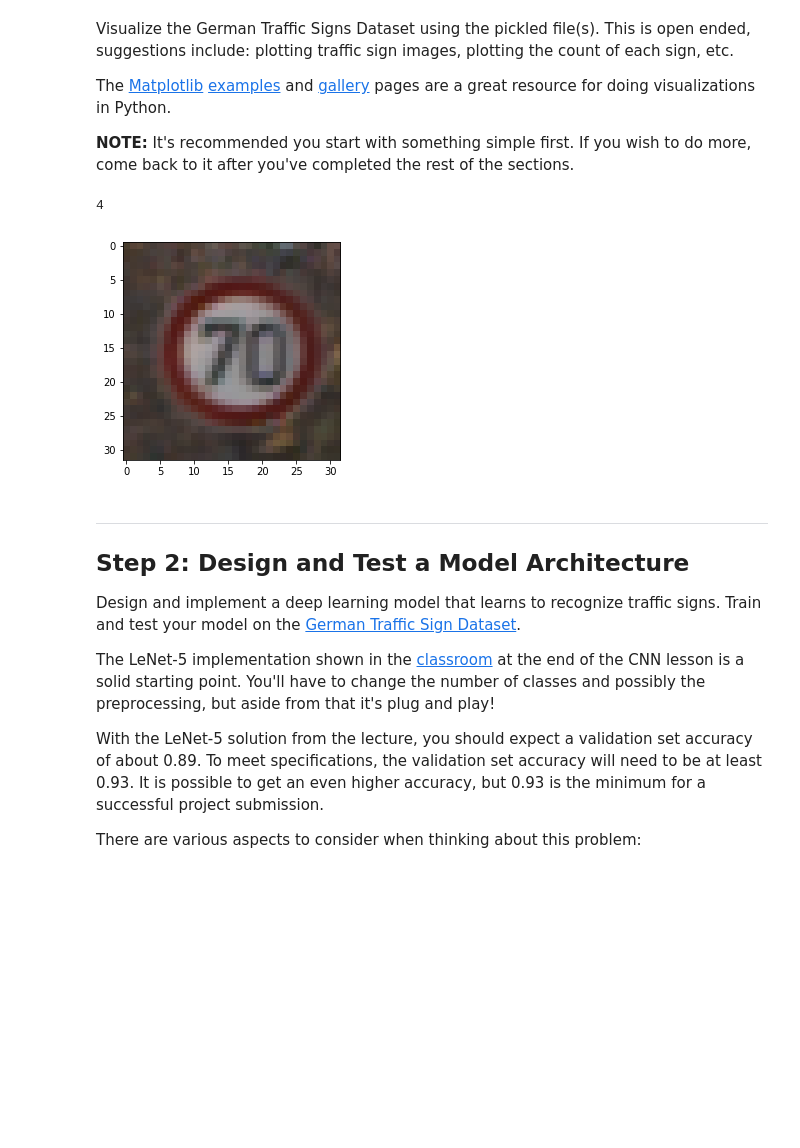
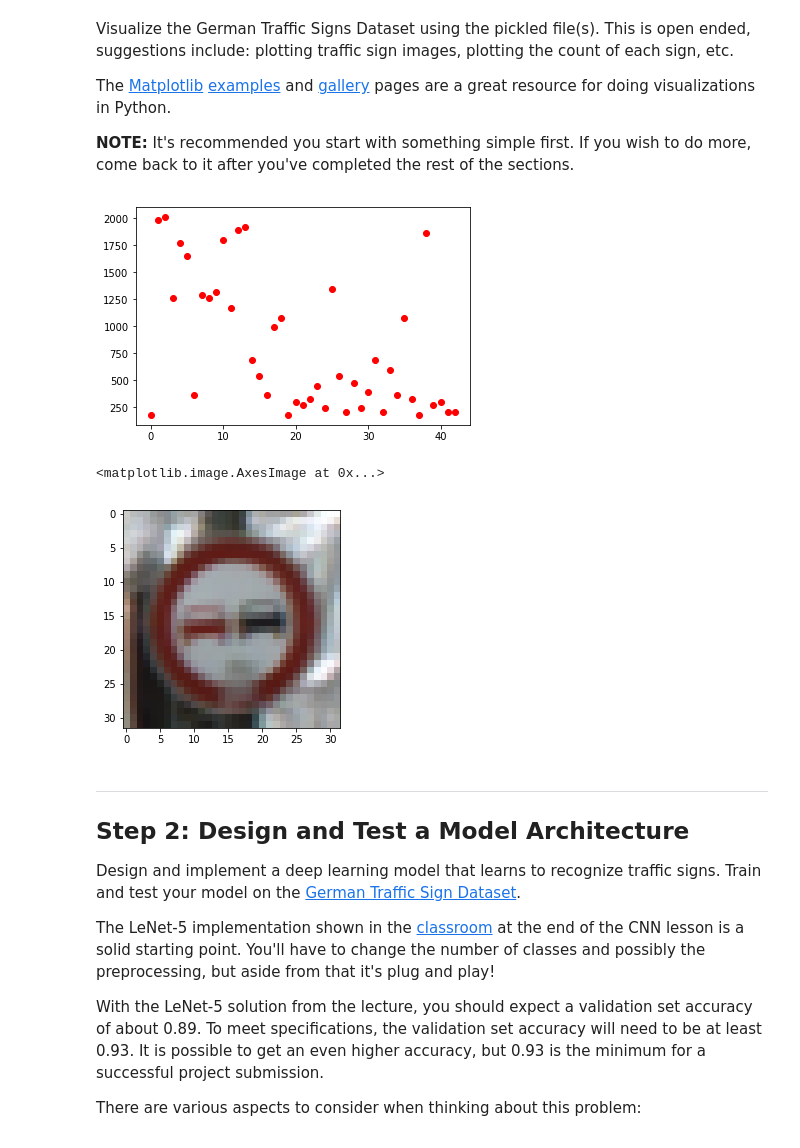
Before and after one commit to ShikaSD/CarND-Traffic-Sign-Classifier-Project, a Jupyter notebook: Traffic_Sign_Classifier.ipynb, the cells around one changed output. Cells and saved outputs as stored; diff of their text form; code cells hidden in the pictures; blank space fills up the shorter version.

```diff
--- a/Traffic_Sign_Classifier.ipynb
+++ b/Traffic_Sign_Classifier.ipynb
@@ -77,20 +77,28 @@ Visualize the German Traffic Signs Dataset using the pickled file(s). This is op
 The [Matplotlib](http://matplotlib.org/) [examples](http://matplotlib.org/examples/index.html) and [gallery](http://matplotlib.org/gallery.html) pages are a great resource for doing visualizations in Python.
 
 **NOTE:** It's recommended you start with something simple first. If you wish to do more, come back to it after you've completed the rest of the sections.
+# %%
+import matplotlib.pyplot as plt
+import random
+import cv2
+
+# Visualizations will be shown in the notebook.
+%matplotlib inline
+
+y_list = list(y_train)
+X_list = list(X_train)
+number_of_items = [y_list.count(x) for x in range(0, n_classes)]
+plt.plot(range(0, n_classes), number_of_items, 'ro')
+plt.show()
+# %% [output]
+[figure, added]
 # %%
-import matplotlib.pyplot as plt
-import random
-# Visualizations will be shown in the notebook.
-%matplotlib inline
-
 index = random.randint(0, len(X_train))
 image = X_train[index]
-
 plt.imshow(image)
-print(y_train[index])
 # %% [output]
-4
+<matplotlib.image.AxesImage at 0x...>
-[figure, old version]
+[figure, new version]
 # %% [markdown]
 ----
 
```
Also changed, not shown: parts of 19 cells of this notebook.
